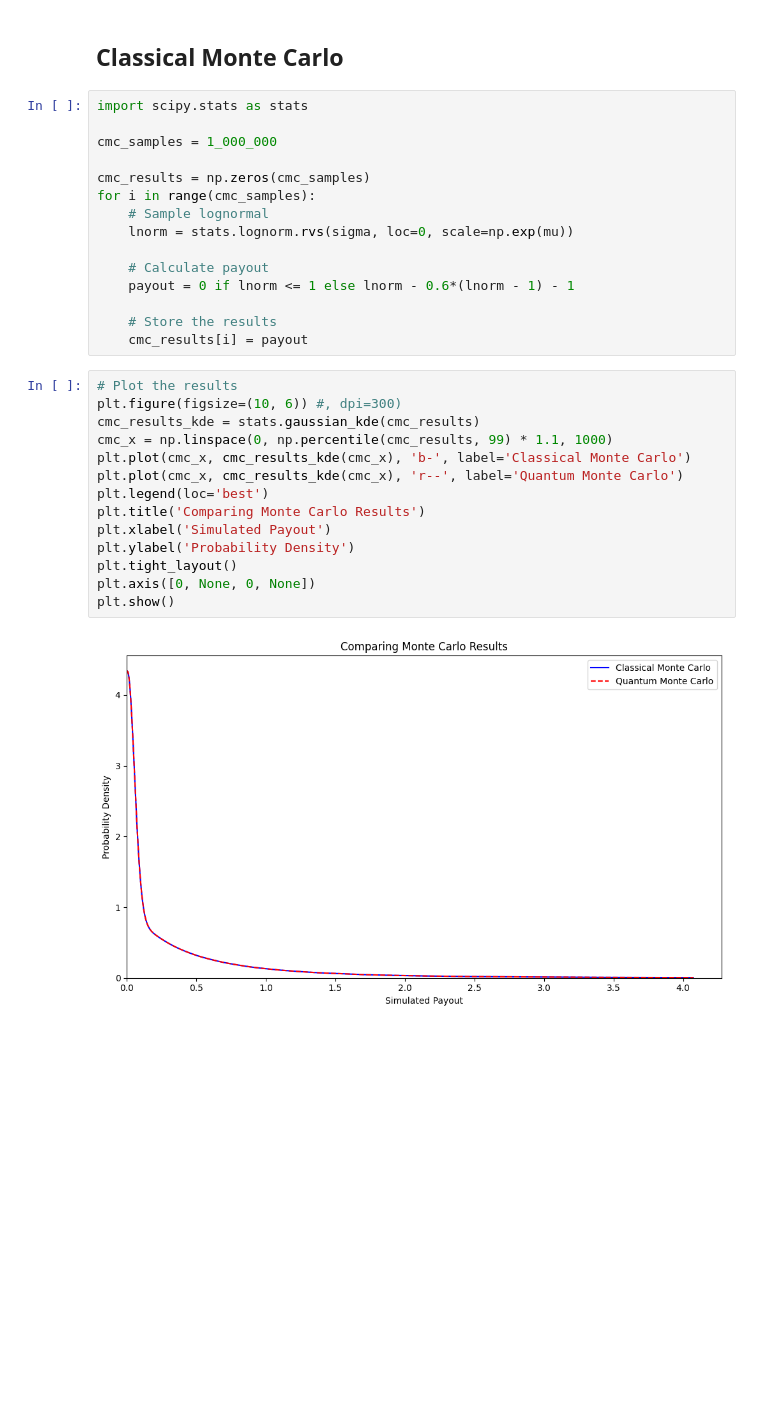
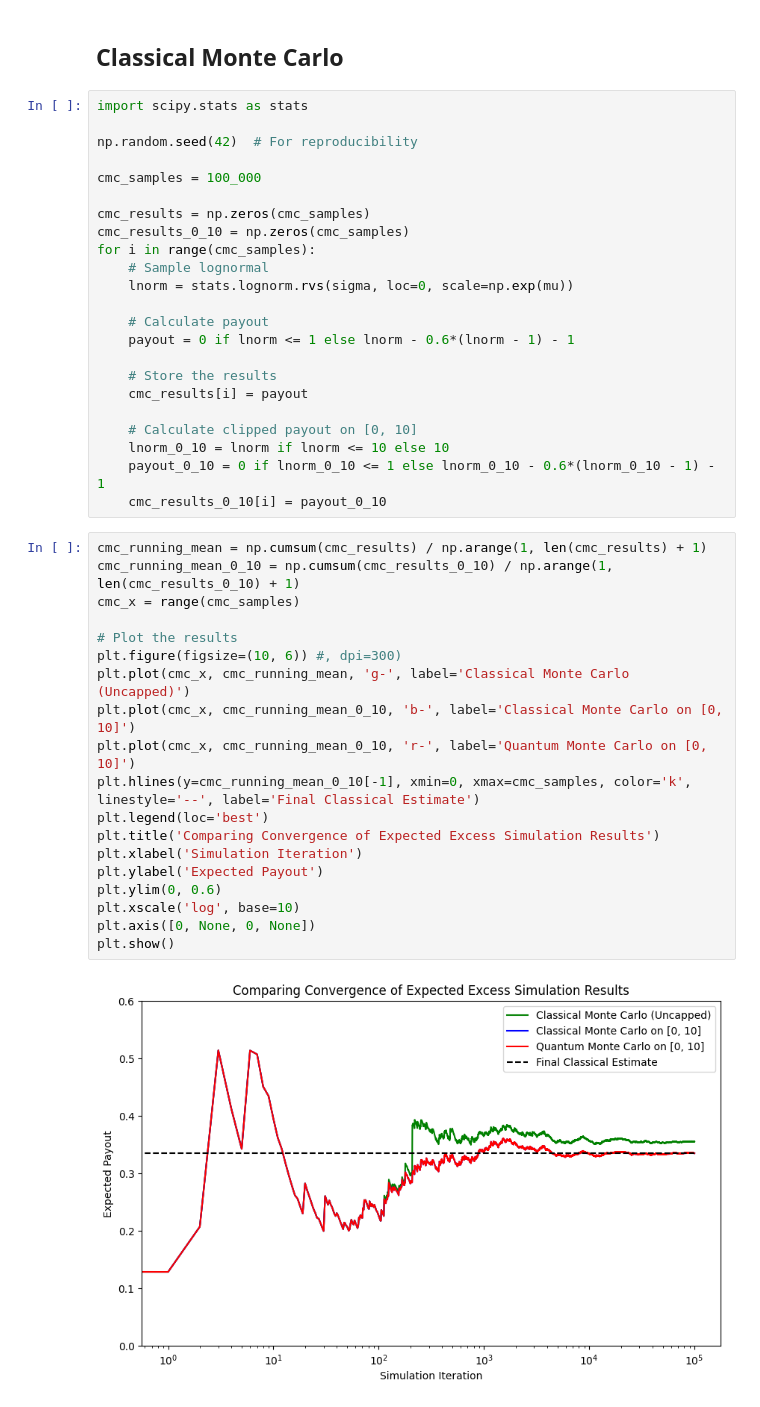
Before and after one commit to AlexFiliakov/knowledge-pricing, a Jupyter notebook: 4.b. Quantum Excess Evaluation Algorithm.ipynb, the cells around one changed output. Saved outputs shown, nothing was run; the diff lists cells and outputs as text; blank space fills up the shorter version.

Commit message:
fixed plot to use expected excess simulations TODO: implement the quantum simulation

```diff
--- a/4.b. Quantum Excess Evaluation Algorithm.ipynb
+++ b/4.b. Quantum Excess Evaluation Algorithm.ipynb
@@ -163,9 +163,12 @@ State |9⟩: √p_j = 0.205148, p_j = 0.025876
 # %%
 import scipy.stats as stats
 
-cmc_samples = 1_000_000
+np.random.seed(42)  # For reproducibility
+
+cmc_samples = 100_000
 
 cmc_results = np.zeros(cmc_samples)
+cmc_results_0_10 = np.zeros(cmc_samples)
 for i in range(cmc_samples):
     # Sample lognormal
     lnorm = stats.lognorm.rvs(sigma, loc=0, scale=np.exp(mu))
@@ -175,19 +178,29 @@ for i in range(cmc_samples):
 
     # Store the results
     cmc_results[i] = payout
+
+    # Calculate clipped payout on [0, 10]
+    lnorm_0_10 = lnorm if lnorm <= 10 else 10
+    payout_0_10 = 0 if lnorm_0_10 <= 1 else lnorm_0_10 - 0.6*(lnorm_0_10 - 1) - 1
+    cmc_results_0_10[i] = payout_0_10
 # %%
+cmc_running_mean = np.cumsum(cmc_results) / np.arange(1, len(cmc_results) + 1)
+cmc_running_mean_0_10 = np.cumsum(cmc_results_0_10) / np.arange(1, len(cmc_results_0_10) + 1)
+cmc_x = range(cmc_samples)
+
 # Plot the results
 plt.figure(figsize=(10, 6)) #, dpi=300)
-cmc_results_kde = stats.gaussian_kde(cmc_results)
-cmc_x = np.linspace(0, np.percentile(cmc_results, 99) * 1.1, 1000)
-plt.plot(cmc_x, cmc_results_kde(cmc_x), 'b-', label='Classical Monte Carlo')
-plt.plot(cmc_x, cmc_results_kde(cmc_x), 'r--', label='Quantum Monte Carlo')
+plt.plot(cmc_x, cmc_running_mean, 'g-', label='Classical Monte Carlo (Uncapped)')
+plt.plot(cmc_x, cmc_running_mean_0_10, 'b-', label='Classical Monte Carlo on [0, 10]')
+plt.plot(cmc_x, cmc_running_mean_0_10, 'r-', label='Quantum Monte Carlo on [0, 10]')
+plt.hlines(y=cmc_running_mean_0_10[-1], xmin=0, xmax=cmc_samples, color='k', linestyle='--', label='Final Classical Estimate')
 plt.legend(loc='best')
-plt.title('Comparing Monte Carlo Results')
-plt.xlabel('Simulated Payout')
-plt.ylabel('Probability Density')
-plt.tight_layout()
+plt.title('Comparing Convergence of Expected Excess Simulation Results')
+plt.xlabel('Simulation Iteration')
+plt.ylabel('Expected Payout')
+plt.ylim(0, 0.6)
+plt.xscale('log', base=10)
 plt.axis([0, None, 0, None])
 plt.show()
 # %% [output]
-[figure, old version]
+[figure, new version]
```
Also changed, not shown: parts of 4 cells of this notebook.
